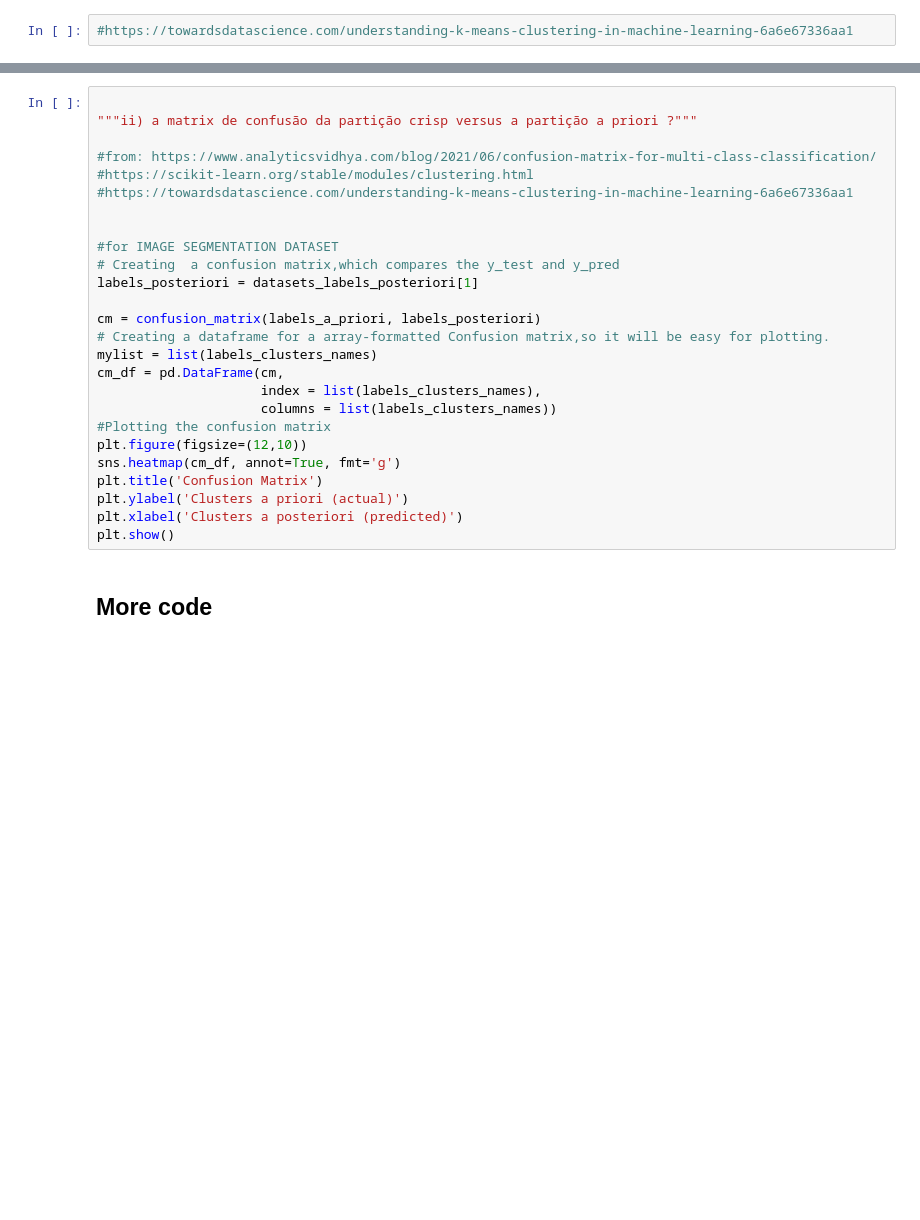
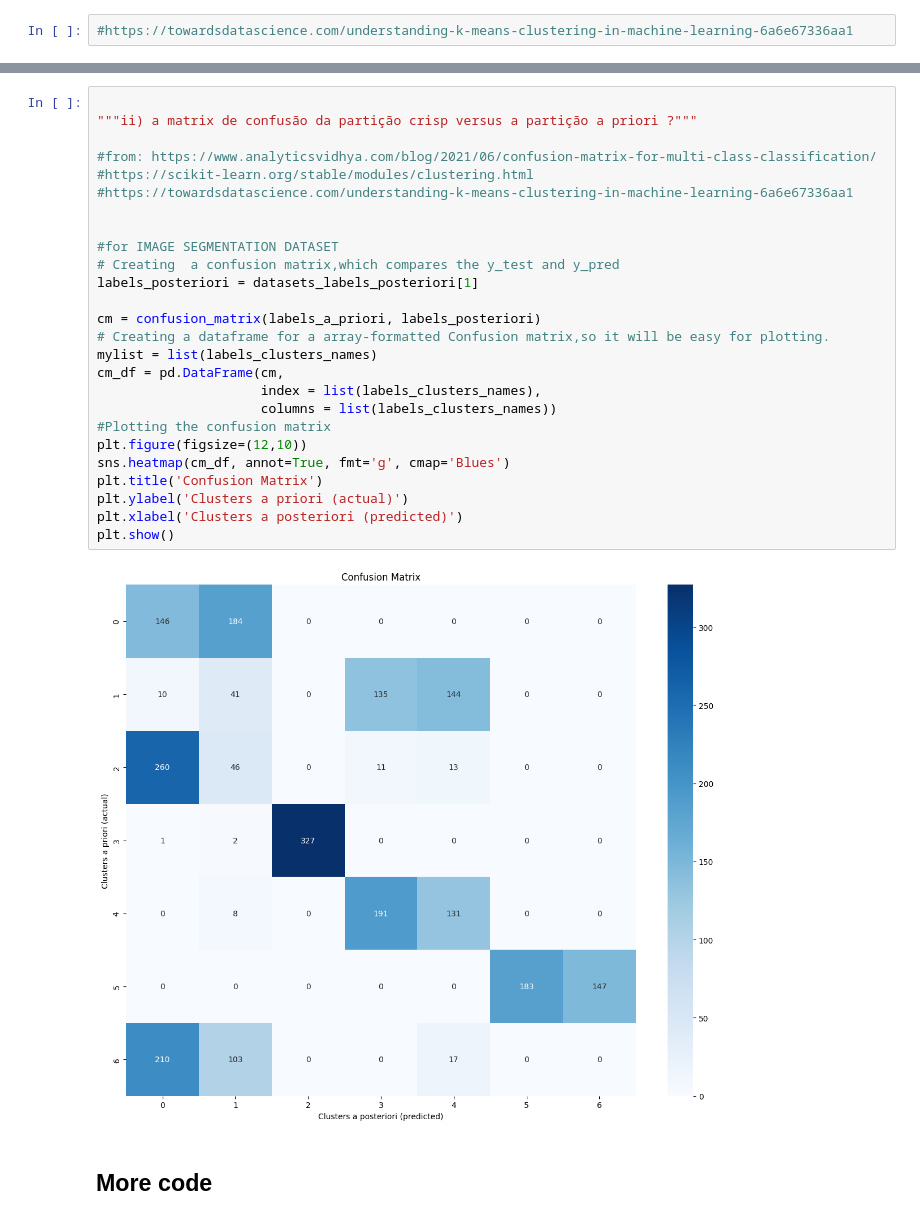
Before and after one commit to allansdefreitas/unsupervised-learning, a Jupyter notebook: questao_1.ipynb, the cells around one changed output, grey strips where cells are left out. Drawn from its saved outputs; the diff is of its cells as text; blank space fills up the shorter version.

```diff
--- a/questao_1.ipynb
+++ b/questao_1.ipynb
@@ -1180,29 +1219,31 @@ labels_clusters_names
 # %%
 
 """ii) a matrix de confusão da partição crisp versus a partição a priori ?"""
 
 #from: https://www.analyticsvidhya.com/blog/2021/06/confusion-matrix-for-multi-class-classification/
 #https://scikit-learn.org/stable/modules/clustering.html
 #https://towardsdatascience.com/understanding-k-means-clustering-in-machine-learning-6a6e67336aa1
 
 
 #for IMAGE SEGMENTATION DATASET
 # Creating  a confusion matrix,which compares the y_test and y_pred
 labels_posteriori = datasets_labels_posteriori[1]
 
 cm = confusion_matrix(labels_a_priori, labels_posteriori)
 # Creating a dataframe for a array-formatted Confusion matrix,so it will be easy for plotting.
 mylist = list(labels_clusters_names)
 cm_df = pd.DataFrame(cm,
                      index = list(labels_clusters_names),
                      columns = list(labels_clusters_names))
 #Plotting the confusion matrix
 plt.figure(figsize=(12,10))
-sns.heatmap(cm_df, annot=True, fmt='g')
+sns.heatmap(cm_df, annot=True, fmt='g', cmap='Blues')
 plt.title('Confusion Matrix')
 plt.ylabel('Clusters a priori (actual)')
 plt.xlabel('Clusters a posteriori (predicted)')
 plt.show()
+# %% [output]
+[figure, added]
 # %% [markdown]
 ## More code
 # %%
```
Also changed, not shown: parts of 46 cells of this notebook.
